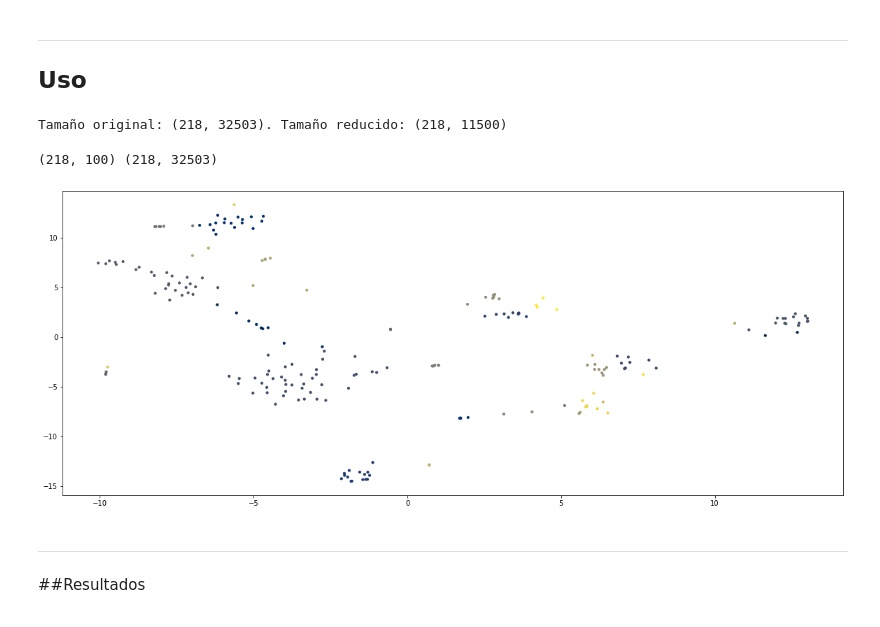
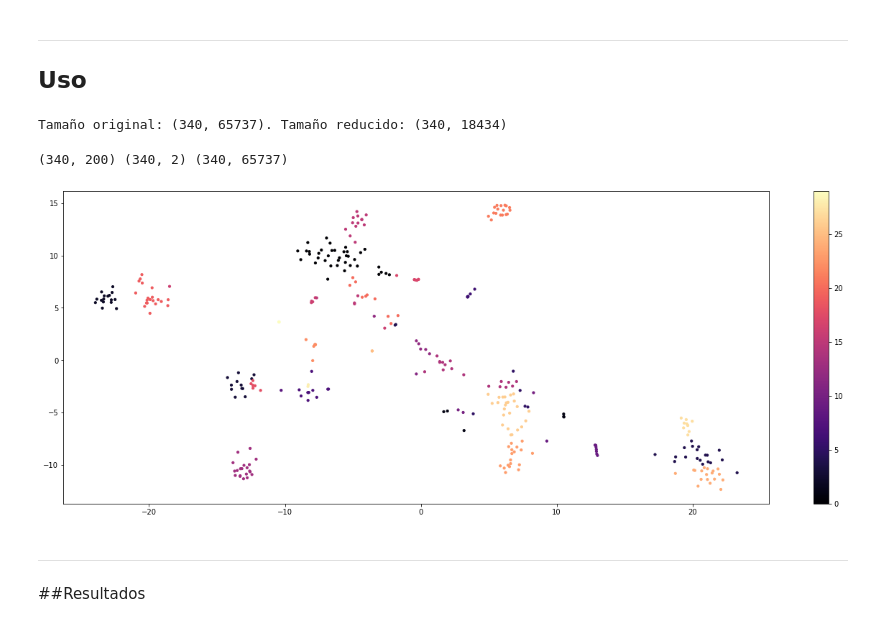
Before and after one commit to NazaGara/clustering-tm, a Jupyter notebook: clustering.ipynb, the cells around one changed output. Drawn from its saved outputs; the diff is of its cells as text; code cells hidden in the pictures.

Commit message:
Add clustering plot

```diff
--- a/clustering.ipynb
+++ b/clustering.ipynb
@@ -31,7 +30,7 @@ Leemos el corpus a estudiar, hacemos algunos reemplazos para correjir un poco el
 Tomamos los primeros 0.5 M - 2 caracteres (ese numero ya que coincide con el fin de un parrafo).
 # %%
 f = open("lavoztextodump.txt", 'r')
-text = f.read()[:500000-2] #[:1000000]
+text = f.read()[:1000000] #[:500000-2] #
 text = text.replace('"', '')
 text = text.replace('-\n', '\n')
 text = text.replace('&#','')
@@ -72,7 +68,7 @@ Reinicien el Kernel/Runtime (usen el menú de arriba Runtime->restart runtime) y
 Definimos algunas funciones que nos van a servir para poder filtrar palabras y poder seleccionar que palabras del documento vamos a analizar. Luego cargamos diccionarios con las caracteristicas de cada palabra que serviran para poder vectorizar estos lemmas.
 En la variable MIN_FREQ especificamos la cantidad minima de veces que queremos que aparezca cada lemma a estudiar.
 # %%
-MIN_FREQ = 35
+MIN_FREQ = 50
 
 def word_filter(token):
     """
@@ -268,12 +264,12 @@ from sklearn.manifold import TSNE
 
 def tsne_reduction(matrix):
     tsne = TSNE(n_components=2, random_state=0)
-    tsne_data = tsne.fit_transform(reduced_matrix)
+    tsne_data = tsne.fit_transform(matrix)
     return tsne_data
 
-def lsa_reduction(matrix):
-    svd = TruncatedSVD(n_components=100, n_iter=5)
-    lsa_data = svd.fit_transform(X=normed_matrix)
+def lsa_reduction(n_comp, matrix):
+    svd = TruncatedSVD(n_components=n_comp)
+    lsa_data = svd.fit_transform(X=matrix)
     return lsa_data
 # %% [markdown]
 ---
@@ -287,7 +283,7 @@ large_context = {}
 countable = {}
 
 init_feats()
-load_feats(1,7)
+load_feats(2,7)
 feats = group_feats()
 
 matrix, key_words, wid = vectorize(feats)
@@ -297,31 +293,27 @@ NUM_CLUSTERS = 30
 ntlk_cluster =  ntlk_clustering(NUM_CLUSTERS, reduced_matrix)
 sk_cluster = sklearn_clustering(NUM_CLUSTERS, reduced_matrix)
 # %% [output]
-Tamaño original: (218, 32503). Tamaño reducido: (218, 11500)
+Tamaño original: (340, 65737). Tamaño reducido: (340, 18434)
 # %%
 tsne_data = tsne_reduction(normed_matrix)
-lsa_data = lsa_reduction(normed_matrix)
+lsa_data = lsa_reduction(200, normed_matrix)
 
-print(lsa_data.shape, normed_matrix.shape)
+print(lsa_data.shape, tsne_data.shape, normed_matrix.shape)
 # %% [output]
-(218, 100) (218, 32503)
+(340, 200) (340, 2) (340, 65737)
 # %%
-data = [(tsne_data[i], sk_cluster[i], list(key_words.keys())[i]) for i in range(wid)]
+data = [(tsne_data[i], ntlk_cluster[i], list(key_words.keys())[i]) for i in range(wid)]
 df_clustered = pd.DataFrame(
     data=[(coords[0], coords[1], cluster, word) for coords, cluster, word in data],
     columns=["dim1", "dim2", "cluster", "word"]
 )
 # %%
-plt.figure(figsize=(20, 8))
-plt.scatter(x=df_clustered['dim1'],y=df_clustered['dim2'], s=10, c=df_clustered['cluster'], cmap='cividis', alpha=1)
-#para mostrar el texto de cada punto, descomentar las dos lineas siguientes.
-
-#for i in range(wid):
-#    plt.annotate(df_clustered['word'][i], (df_clustered['dim1'][i], df_clustered['dim2'][i]))
-
+plt.figure(figsize=(22, 8))
+g = plt.scatter(x=df_clustered['dim1'],y=df_clustered['dim2'], s=10, c=df_clustered['cluster'], cmap='magma', alpha=1)
+plt.colorbar(g)
 plt.show()
 # %% [output]
-[figure, old version]
+[figure, new version]
 # %% [markdown]
 ---
 ##Resultados
```
Also changed, not shown: parts of 22 cells of this notebook, 1 other file.
